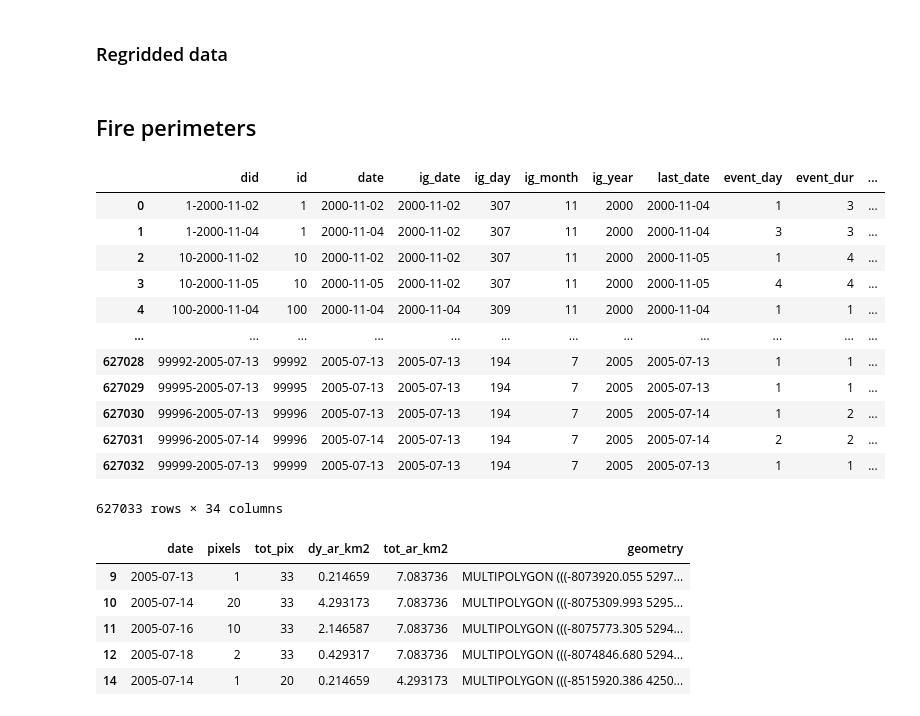
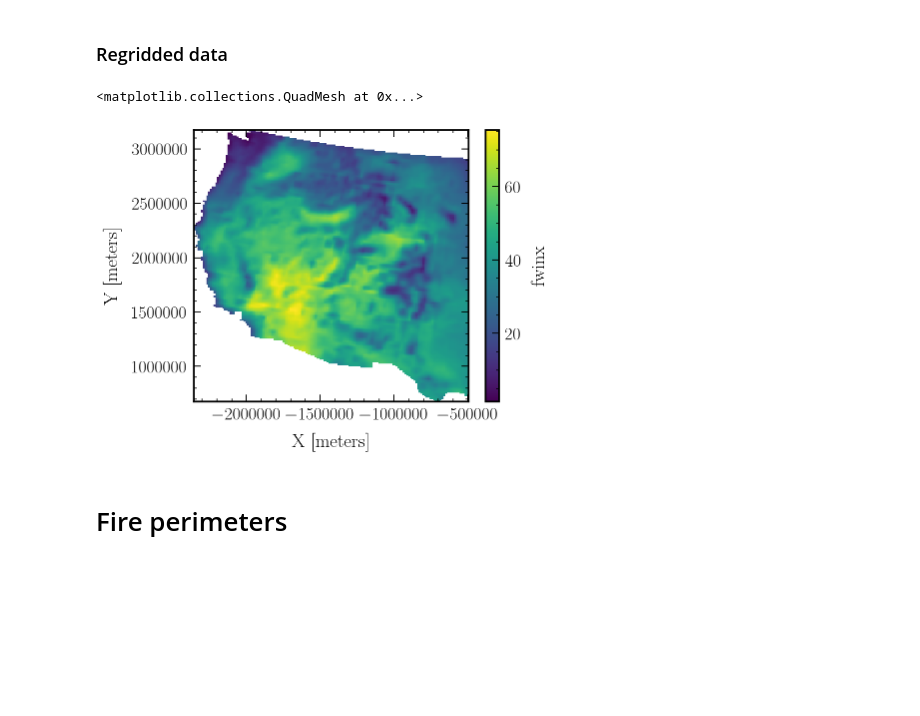
Before and after one commit to jtbuch/fire_hazard_index, a Jupyter notebook: scripts/preliminary_data_analysis.ipynb, the cells around one changed output. Drawn from its saved outputs; the diff is of its cells as text; code cells hidden in the pictures; blank space fills up the shorter version.

```diff
--- a/scripts/preliminary_data_analysis.ipynb
+++ b/scripts/preliminary_data_analysis.ipynb
@@ -221,5 +288,11 @@ vpd_ds_conus_XY.to_netcdf('../data/12km/VPD_daily_conus_2002-2020_12km.nc')
+# %%
+ffwi_da= xarray.open_dataarray('../data/12km/FFWI_daily_conus_2002-2020_12km.nc')
+ffwi_da.sel(time= ffwi_da.time.dt.month.isin([6, 7, 8])).mean(dim= 'time').plot()
+# %% [output]
+<matplotlib.collections.QuadMesh at 0x...>
+[figure, added]
 # %% [markdown]
-## Fire perimeters
+# Fire perimeters
 # %%
 # Although both gpkg and shapefiles are provided, we will use the gpkg files as they contain all the information in one place
 
@@ -227,25 +304,0 @@ eventsdf= gpd.read_file('../data/fire/fired_conus-ak_nov2001-march2021/fired_con
-# %%
-eventsdf
-# %% [output]
-|  | did | id | date | ig_date | ig_day | ig_month | ig_year | last_date | event_day | event_dur | ... |
-| 0 | 1-2000-11-02 | 1 | 2000-11-02 | 2000-11-02 | 307 | 11 | 2000 | 2000-11-04 | 1 | 3 | ... |
-| 1 | 1-2000-11-04 | 1 | 2000-11-04 | 2000-11-02 | 307 | 11 | 2000 | 2000-11-04 | 3 | 3 | ... |
-| 2 | 10-2000-11-02 | 10 | 2000-11-02 | 2000-11-02 | 307 | 11 | 2000 | 2000-11-05 | 1 | 4 | ... |
-| 3 | 10-2000-11-05 | 10 | 2000-11-05 | 2000-11-02 | 307 | 11 | 2000 | 2000-11-05 | 4 | 4 | ... |
-| 4 | 100-2000-11-04 | 100 | 2000-11-04 | 2000-11-04 | 309 | 11 | 2000 | 2000-11-04 | 1 | 1 | ... |
-| ... | ... | ... | ... | ... | ... | ... | ... | ... | ... | ... | ... |
-| 627028 | 99992-2005-07-13 | 99992 | 2005-07-13 | 2005-07-13 | 194 | 7 | 2005 | 2005-07-13 | 1 | 1 | ... |
-| 627029 | 99995-2005-07-13 | 99995 | 2005-07-13 | 2005-07-13 | 194 | 7 | 2005 | 2005-07-13 | 1 | 1 | ... |
-| 627030 | 99996-2005-07-13 | 99996 | 2005-07-13 | 2005-07-13 | 194 | 7 | 2005 | 2005-07-14 | 1 | 2 | ... |
-| 627031 | 99996-2005-07-14 | 99996 | 2005-07-14 | 2005-07-13 | 194 | 7 | 2005 | 2005-07-14 | 2 | 2 | ... |
-| 627032 | 99999-2005-07-13 | 99999 | 2005-07-13 | 2005-07-13 | 194 | 7 | 2005 | 2005-07-13 | 1 | 1 | ... |
-627033 rows × 34 columns
-# %%
-eventsdf[eventsdf.event_dur > 5].head()[['date', 'pixels', 'tot_pix', 'dy_ar_km2', 'tot_ar_km2', 'geometry']]
-# %% [output]
-|  | date | pixels | tot_pix | dy_ar_km2 | tot_ar_km2 | geometry |
-| 9 | 2005-07-13 | 1 | 33 | 0.214659 | 7.083736 | MULTIPOLYGON (((-8073920.055 5297... |
-| 10 | 2005-07-14 | 20 | 33 | 4.293173 | 7.083736 | MULTIPOLYGON (((-8075309.993 5295... |
-| 11 | 2005-07-16 | 10 | 33 | 2.146587 | 7.083736 | MULTIPOLYGON (((-8075773.305 5294... |
-| 12 | 2005-07-18 | 2 | 33 | 0.429317 | 7.083736 | MULTIPOLYGON (((-8074846.680 5294... |
-| 14 | 2005-07-14 | 1 | 20 | 0.214659 | 4.293173 | MULTIPOLYGON (((-8515920.386 4250... |
```
Also changed, not shown: parts of 27 cells of this notebook, 1 other file.
